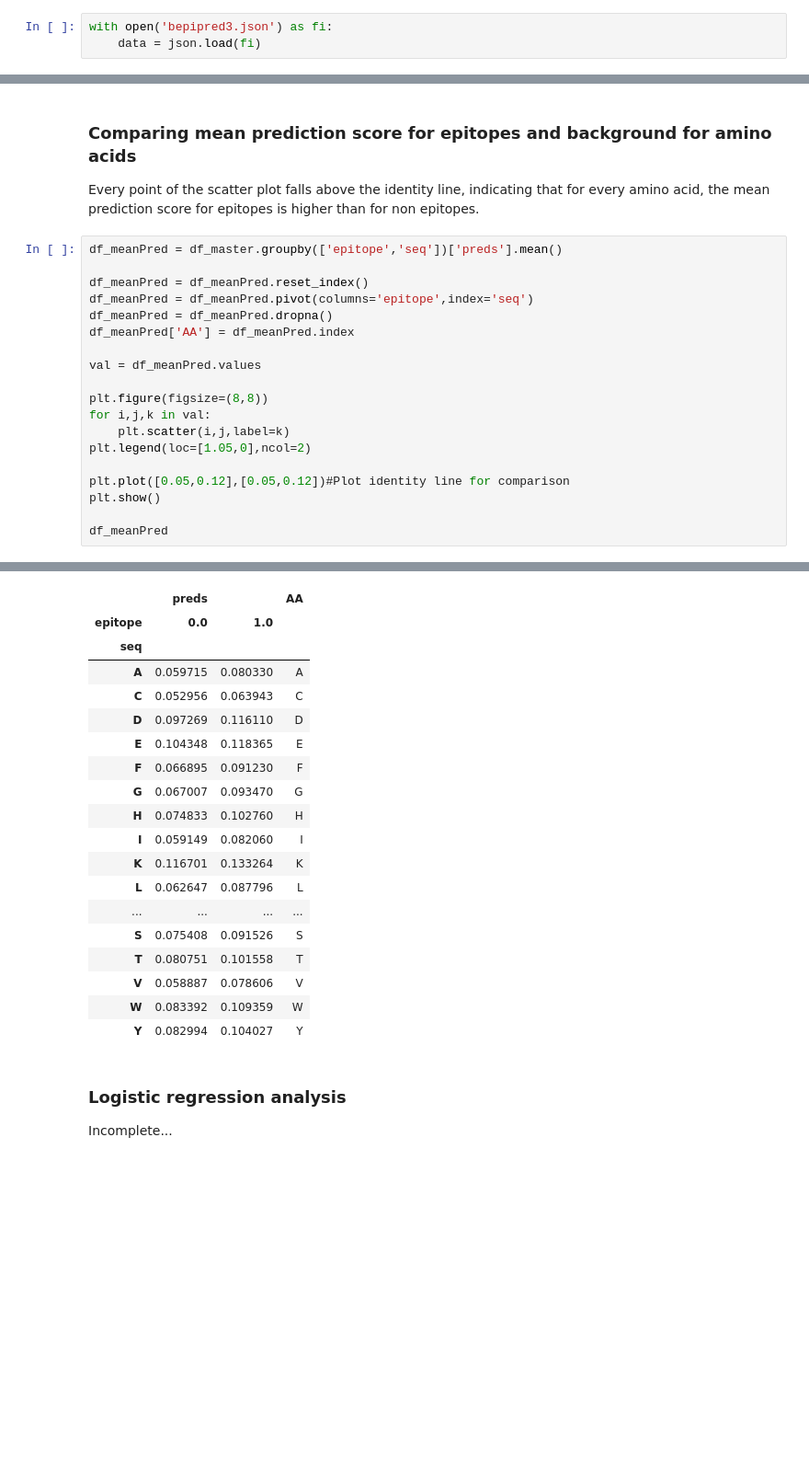
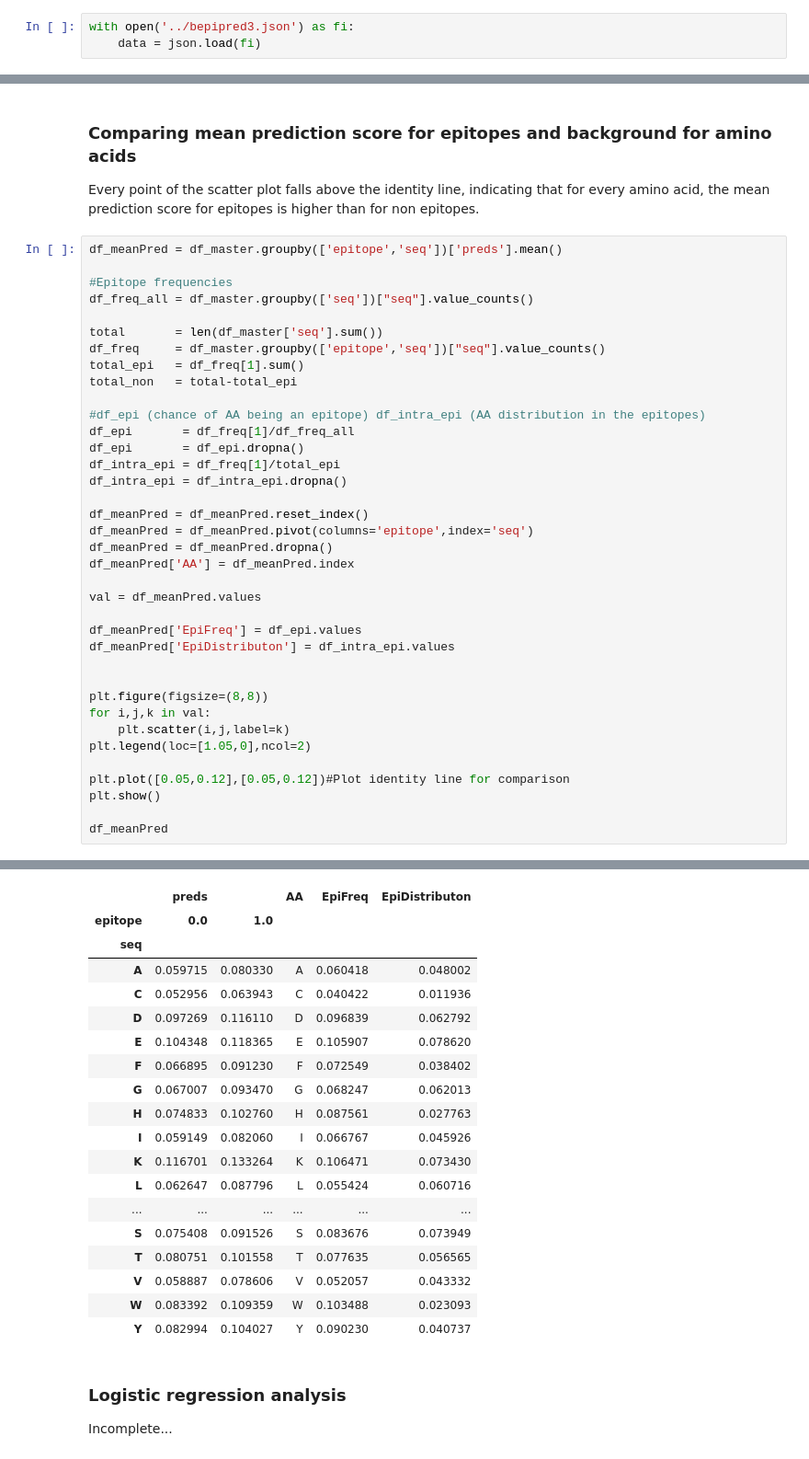
Before and after one commit to BirkirRey/BayesianBepipred, a Jupyter notebook: BepipredData.ipynb, the cells around one changed output, grey strips where cells are left out. Shown at 92% size. Drawn from its saved outputs; the diff is of its cells as text; blank space fills up the shorter version.

Commit message:
Added epitope frequency and distribution

```diff
--- a/BepipredData.ipynb
+++ b/BepipredData.ipynb
@@ -11,7 +11,7 @@ mpl.rcParams['savefig.bbox'] = 'tight'
 # %% [markdown]
 ### Load in the data
 # %%
-with open('bepipred3.json') as fi:
+with open('../bepipred3.json') as fi:
     data = json.load(fi)
 # %% [markdown]
 ### Print the length of data and the keys for the first datapoint
@@ -113,44 +113,62 @@ Amino acid: G
 Every point of the scatter plot falls above the identity line, indicating that for every amino acid, the mean prediction score for epitopes is higher than for non epitopes.
 # %%
 df_meanPred = df_master.groupby(['epitope','seq'])['preds'].mean()
+
+#Epitope frequencies
+df_freq_all = df_master.groupby(['seq'])["seq"].value_counts()
+
+total       = len(df_master['seq'].sum())
+df_freq     = df_master.groupby(['epitope','seq'])["seq"].value_counts()
+total_epi   = df_freq[1].sum()
+total_non   = total-total_epi
+
+#df_epi (chance of AA being an epitope) df_intra_epi (AA distribution in the epitopes)
+df_epi       = df_freq[1]/df_freq_all
+df_epi       = df_epi.dropna()
+df_intra_epi = df_freq[1]/total_epi
+df_intra_epi = df_intra_epi.dropna()
 
 df_meanPred = df_meanPred.reset_index()
 df_meanPred = df_meanPred.pivot(columns='epitope',index='seq')
 df_meanPred = df_meanPred.dropna()
 df_meanPred['AA'] = df_meanPred.index
 
 val = df_meanPred.values
+
+df_meanPred['EpiFreq'] = df_epi.values
+df_meanPred['EpiDistributon'] = df_intra_epi.values
+
 
 plt.figure(figsize=(8,8))
 for i,j,k in val:
     plt.scatter(i,j,label=k)
 plt.legend(loc=[1.05,0],ncol=2)
 
 plt.plot([0.05,0.12],[0.05,0.12])#Plot identity line for comparison
 plt.show()
 
 df_meanPred
 # %% [output]
 [figure]
-|  | preds |  | AA |
-| epitope | 0.0 | 1.0 |  |
-| seq |  |  |  |
-| A | 0.059715 | 0.080330 | A |
-| C | 0.052956 | 0.063943 | C |
-| D | 0.097269 | 0.116110 | D |
-| E | 0.104348 | 0.118365 | E |
-| F | 0.066895 | 0.091230 | F |
-| G | 0.067007 | 0.093470 | G |
-| H | 0.074833 | 0.102760 | H |
-| I | 0.059149 | 0.082060 | I |
-| K | 0.116701 | 0.133264 | K |
-| L | 0.062647 | 0.087796 | L |
-| ... | ... | ... | ... |
-| S | 0.075408 | 0.091526 | S |
-| T | 0.080751 | 0.101558 | T |
-| V | 0.058887 | 0.078606 | V |
-| W | 0.083392 | 0.109359 | W |
-| Y | 0.082994 | 0.104027 | Y |
+|  | preds |  | AA | EpiFreq | EpiDistributon |
+| epitope | 0.0 | 1.0 |  |  |  |
+| seq |  |  |  |  |  |
+| A | 0.059715 | 0.080330 | A | 0.060418 | 0.048002 |
+| C | 0.052956 | 0.063943 | C | 0.040422 | 0.011936 |
+| D | 0.097269 | 0.116110 | D | 0.096839 | 0.062792 |
+| E | 0.104348 | 0.118365 | E | 0.105907 | 0.078620 |
+| F | 0.066895 | 0.091230 | F | 0.072549 | 0.038402 |
+| G | 0.067007 | 0.093470 | G | 0.068247 | 0.062013 |
+| H | 0.074833 | 0.102760 | H | 0.087561 | 0.027763 |
+| I | 0.059149 | 0.082060 | I | 0.066767 | 0.045926 |
+| K | 0.116701 | 0.133264 | K | 0.106471 | 0.073430 |
+| L | 0.062647 | 0.087796 | L | 0.055424 | 0.060716 |
+| ... | ... | ... | ... | ... | ... |
+| S | 0.075408 | 0.091526 | S | 0.083676 | 0.073949 |
+| T | 0.080751 | 0.101558 | T | 0.077635 | 0.056565 |
+| V | 0.058887 | 0.078606 | V | 0.052057 | 0.043332 |
+| W | 0.083392 | 0.109359 | W | 0.103488 | 0.023093 |
+| Y | 0.082994 | 0.104027 | Y | 0.090230 | 0.040737 |
 # %% [markdown]
 ### Logistic regression analysis
 Incomplete...
```
Also changed, not shown: parts of 5 cells of this notebook.
